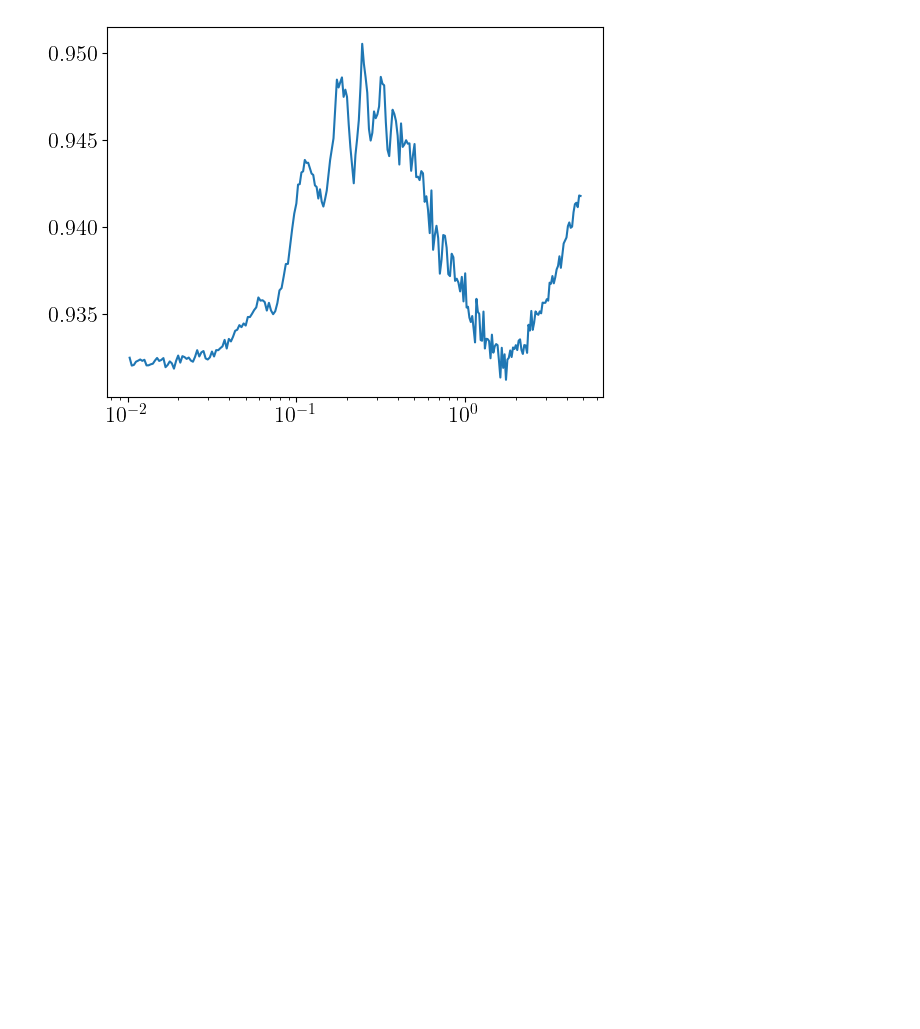
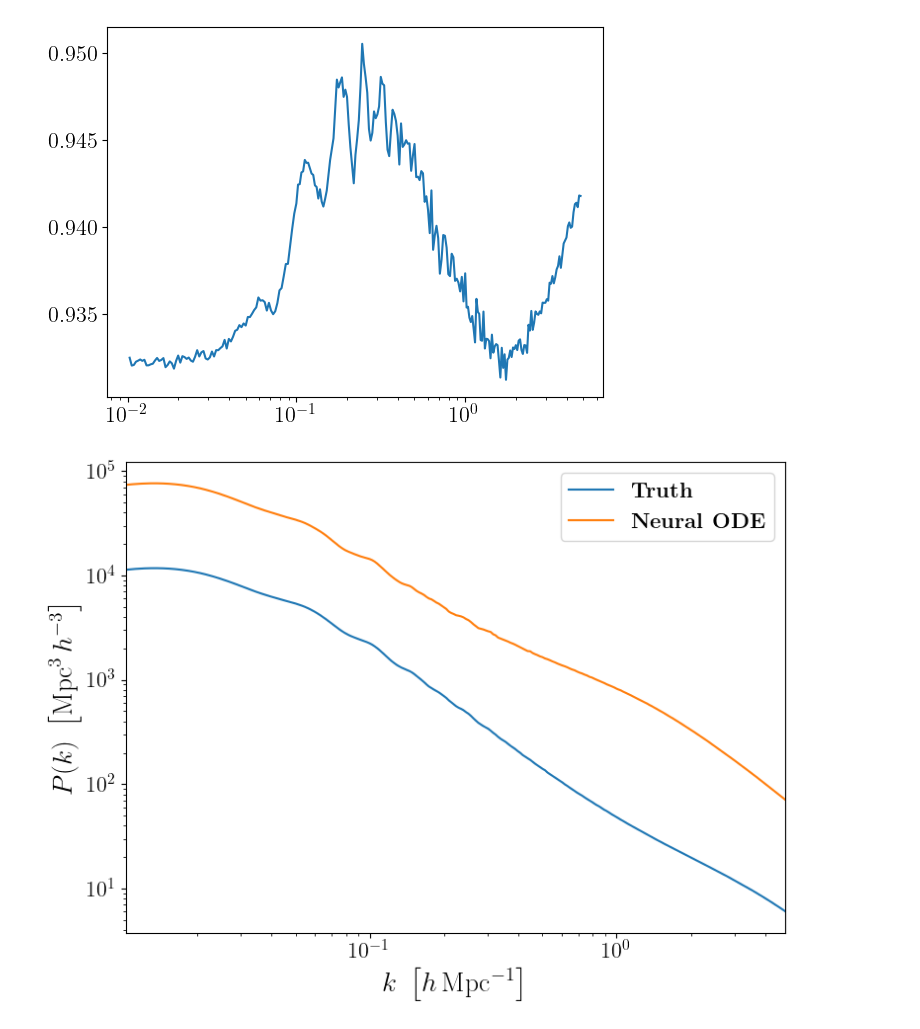
Before and after one commit to pltaylor16/odd_emu, a Jupyter notebook: results/results.ipynb, the cells around one changed output. Drawn from its saved outputs; the diff is of its cells as text; code cells hidden in the pictures; blank space fills up the shorter version.

```diff
--- a/results/results.ipynb
+++ b/results/results.ipynb
@@ -170,3 +170,42 @@ plt.plot(k, pk0 / pk_all[-1])
 plt.xscale('log')
 # %% [output]
 [figure]
+# %%
+import os
+import matplotlib as mpl
+import matplotlib.pyplot as plt
+import jax.numpy as jnp
+import numpy as np
+
+# --- LaTeX settings ---
+mpl.rcParams.update({
+    "text.usetex": True,
+    "font.family": "serif",
+    "font.size": 18,
+    "axes.labelsize": 20,
+    "xtick.labelsize": 16,
+    "ytick.labelsize": 16,
+    "legend.fontsize": 16,
+    "text.latex.preamble": r"\usepackage{amsmath}"
+})
+
+# --- Load data ---
+parent_dir = "/srv/scratch2/taylor.4264/odd_emu/old_production_run_final/merged"
+pk0 = jnp.load(os.path.join(parent_dir, "pk_nl_30.npy"))[0, 0]
+k = np.load(os.path.join(parent_dir, "k_0.npy"))
+
+# --- Plot ---
+plt.figure(figsize=(8, 6))
+plt.plot(k, pk0, label=r"\textbf{Truth}")
+plt.plot(k, pk_all[-1], label=r"\textbf{Neural ODE}")
+
+plt.xscale('log')
+plt.yscale('log')
+plt.xlim(k.min(), k.max())  # Force axis limits to exact k range
+plt.xlabel(r"$k\ \left[h\,\mathrm{Mpc}^{-1}\right]$")
+plt.ylabel(r"$P(k)\ \left[\mathrm{Mpc}^3\,h^{-3}\right]$")
+plt.legend()
+plt.tight_layout()
+plt.show()
+# %% [output]
+[figure, added]
```
Also changed, not shown: parts of 2 cells of this notebook.
